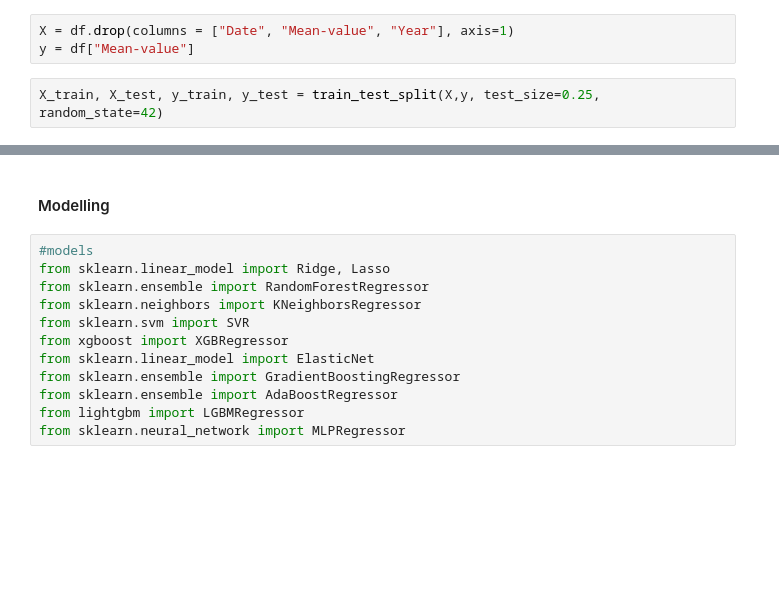
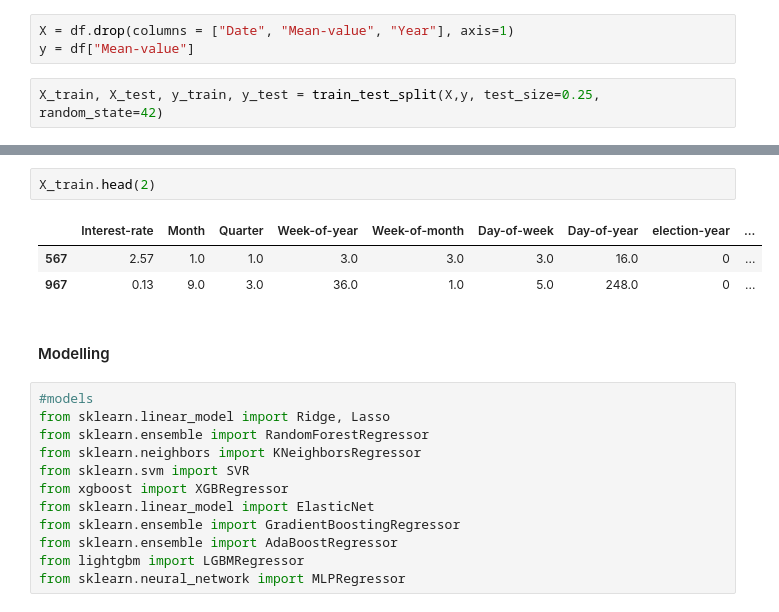
Before and after one commit to muriithiKabogo/CurrencyPrediction, a Jupyter notebook: Ntbk5.ipynb, the cells around one changed output, grey strips where cells are left out. Drawn from its saved outputs; the diff is of its cells as text; blank space fills up the shorter version.

```diff
--- a/Ntbk5.ipynb
+++ b/Ntbk5.ipynb
@@ -103,3 +113,9 @@ X_train.shape, X_test.shape, y_train.shape, y_test.shape
+# %%
+X_train.head(2)
+# %% [output]
+|  | Interest-rate | Month | Quarter | Week-of-year | Week-of-month | Day-of-week | Day-of-year | election-year | ... |
+| 567 | 2.57 | 1.0 | 1.0 | 3.0 | 3.0 | 3.0 | 16.0 | 0 | ... |
+| 967 | 0.13 | 9.0 | 3.0 | 36.0 | 1.0 | 5.0 | 248.0 | 0 | ... |
 # %% [markdown]
 #### Modelling
 # %%
```
Also changed, not shown: parts of 24 cells of this notebook, 7 other files.
